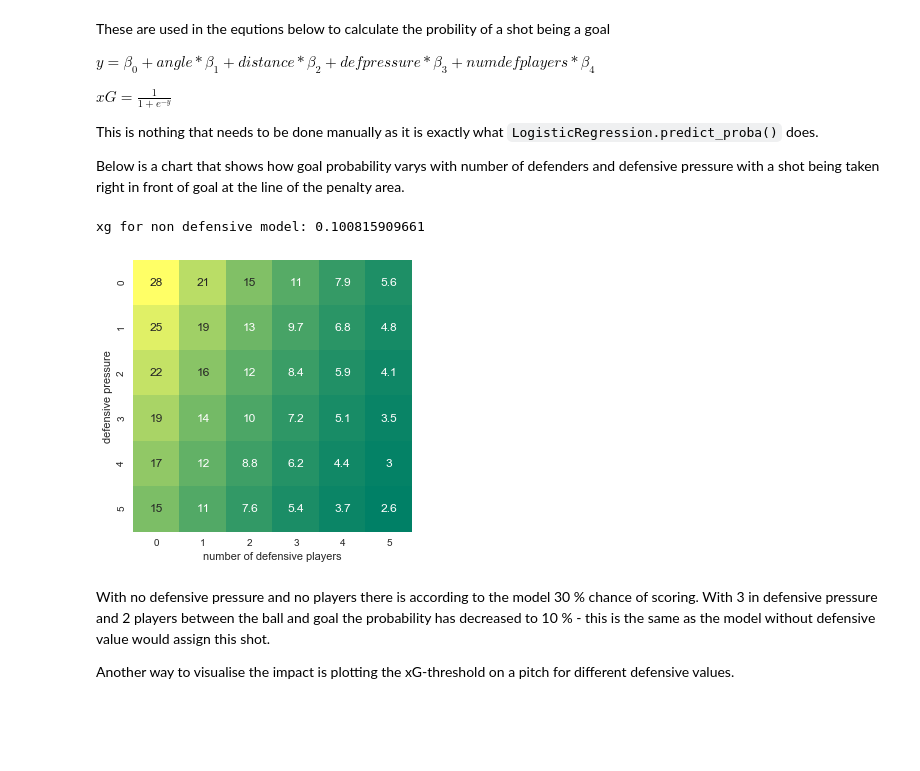
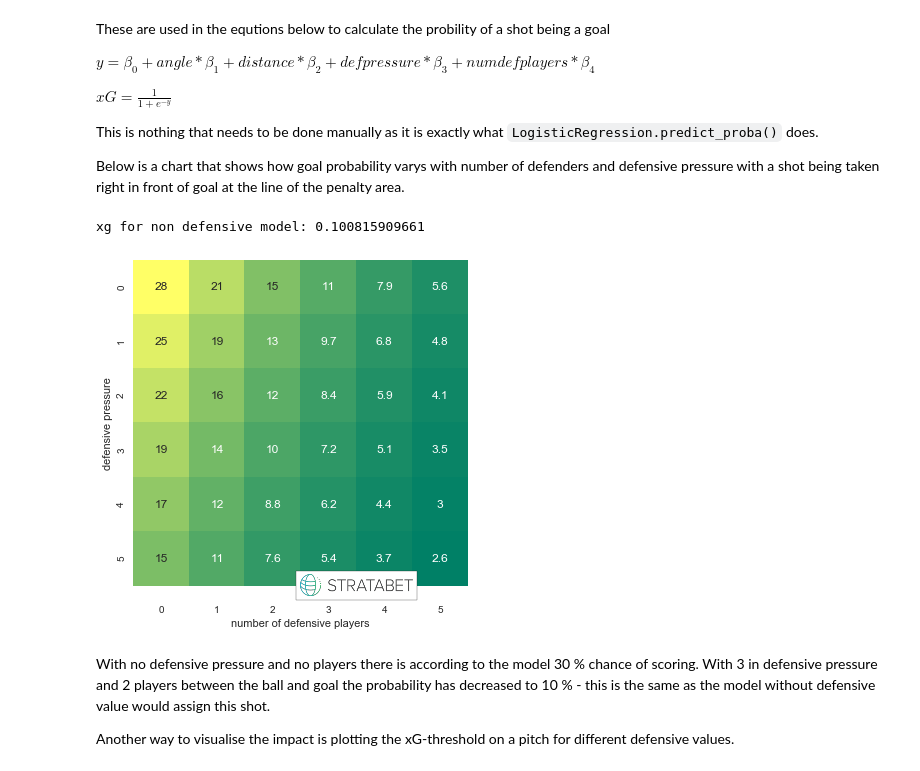
Before and after one commit to karlanka/stratagem_projects, a Jupyter notebook: defensive_features.ipynb, the cells around one changed output. Drawn from its saved outputs; the diff is of its cells as text; code cells hidden in the pictures; blank space fills up the shorter version.

```diff
--- a/defensive_features.ipynb
+++ b/defensive_features.ipynb
@@ -521,30 +521,40 @@ This is nothing that needs to be done manually as it is exactly what ``LogisticR
 
 Below is a chart that shows how goal probability varys with number of defenders and defensive pressure with a shot being taken right in front of goal at the line of the penalty area.
 # %%
-fig, ax = plt.subplots(figsize=(5,5))
+fig, ax = plt.subplots(figsize=(6,6))
 
 x = 16.5
 y = pitch_width/2
 
 angle = calc_angle(x,y)
 distance = calc_distance_to_goal(x,y)
+
+#ax.imshow(plt.imread('data/StrataBet Logo.png'), extent=(1, 8, 2, 1),
+ #            interpolation='gaussian',aspect='auto', zorder=10);
+
+
+imagebox = OffsetImage(plt.imread('data/StrataBet Logo.png'), zoom=.3, interpolation='gaussian')
+
+ax.add_artist(AnnotationBbox(imagebox, (4, 6)));
+
 
 # combos of defensive players and defensive pressure
 combos = list(itertools.product(range(0,6), range(0,6)))
 matrix = np.zeros((6,6))
 
 for defpress, numdef in combos:
     p = lr_all.predict_proba([[angle, distance, defpress, numdef]])[0][1]
     matrix[defpress, numdef] = p*100
 
 print 'xg for non defensive model:', (lr_ang_dis.predict_proba([[angle, distance]])[0][1])
 
 sns.heatmap(matrix, annot=True, cbar=0, ax=ax, cmap='summer')
 ax.set_ylabel('defensive pressure')
-ax.set_xlabel('number of defensive players');
+ax.set_xlabel('number of defensive players')
+ax.tick_params(axis='x', which='major', pad=20);
 # %% [output]
 xg for non defensive model: 0.100815909661
-[figure, old version]
+[figure, new version]
 # %% [markdown]
 With no defensive pressure and no players there is according to the model 30 % chance of scoring. With 3 in defensive pressure and 2 players between the ball and goal the probability has decreased to 10 % - this is the same as the model without defensive value would assign this shot.
 
```
Also changed, not shown: parts of 2 cells of this notebook.
